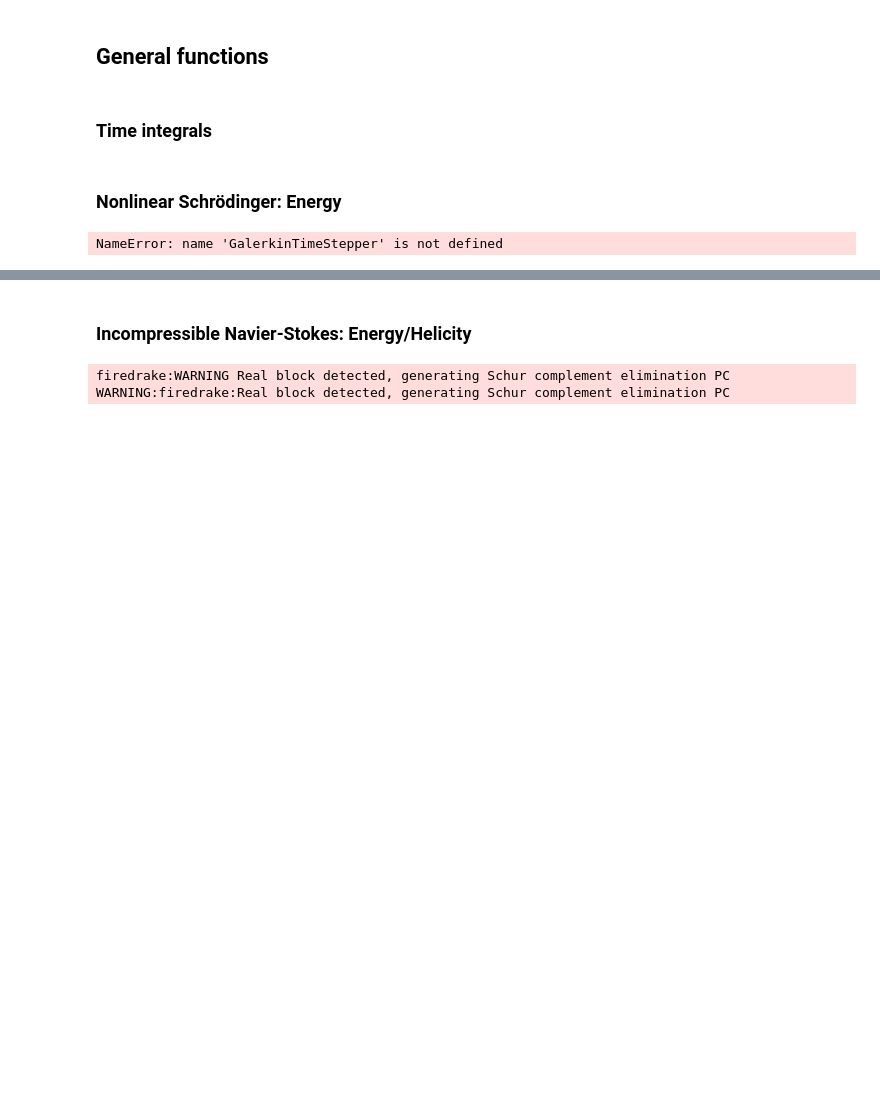
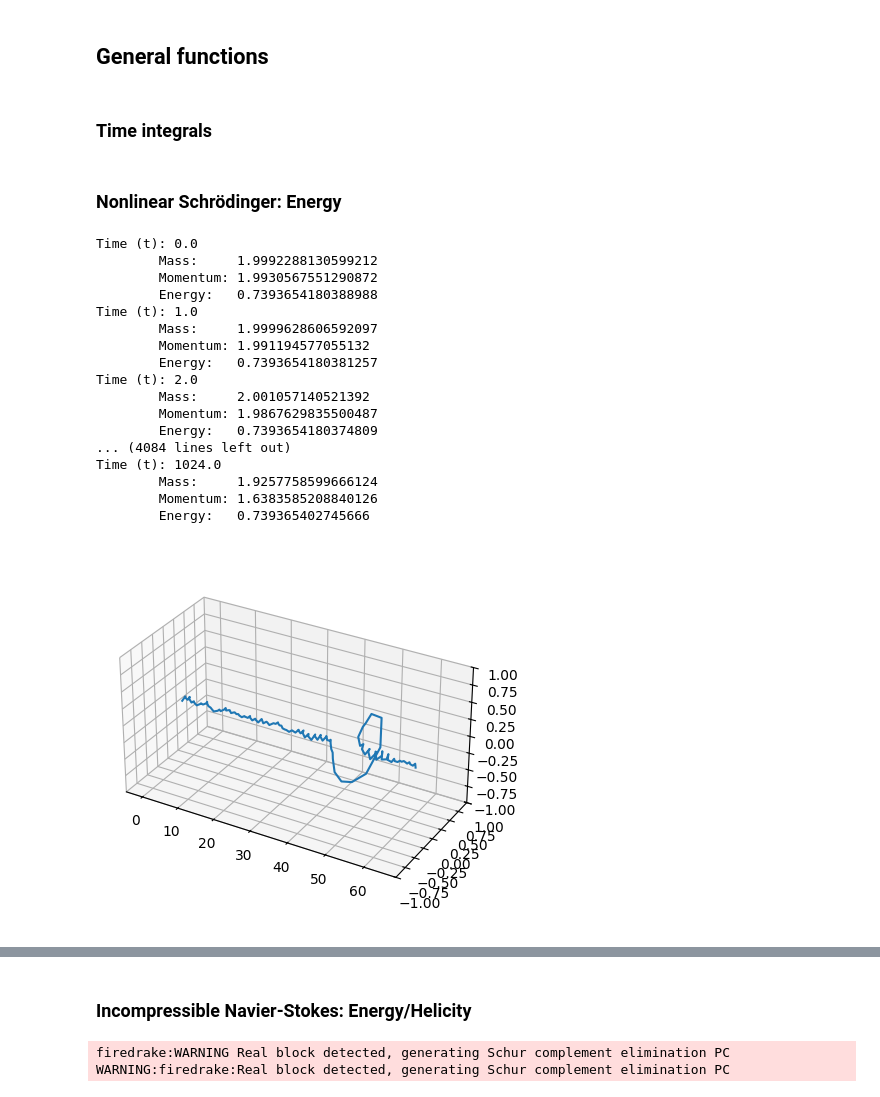
Before and after one commit to BorisAndrews/BorisAndrews.github.io, a Jupyter notebook: assets/ipynb/nightmare_equations.ipynb, the cells around one changed output, grey strips where cells are left out. Saved outputs shown, nothing was run; the diff lists cells and outputs as text; code cells hidden in the pictures; blank space fills up the shorter version.

```diff
--- a/assets/ipynb/nightmare_equations.ipynb
+++ b/assets/ipynb/nightmare_equations.ipynb
@@ -464,7 +461,24 @@ def nls(
 
     return {"time": t_arr, "mass": M_arr, "momentum": P_arr, "energy": E_arr}
 # %%
-_ = nls(scheme="cpg", show_plot=True)
+_ = nls(scheme="cpg", show_plot=True, Nt=2**10, speed=1.0)
 # %% [output]
-NameError: name 'GalerkinTimeStepper' is not defined
+Time (t): 0.0
+        Mass:     1.9992288130599212
+        Momentum: 1.9930567551290872
+        Energy:   0.7393654180388988
+Time (t): 1.0
+        Mass:     1.9999628606592097
+        Momentum: 1.991194577055132
+        Energy:   0.7393654180381257
+Time (t): 2.0
+        Mass:     2.001057140521392
+        Momentum: 1.9867629835500487
+        Energy:   0.7393654180374809
+... (4084 lines left out)
+Time (t): 1024.0
+        Mass:     1.9257758599666124
+        Momentum: 1.6383585208840126
+        Energy:   0.739365402745666
+[figure, added]
 # %%
```
Also changed, not shown: parts of 4 cells of this notebook.
